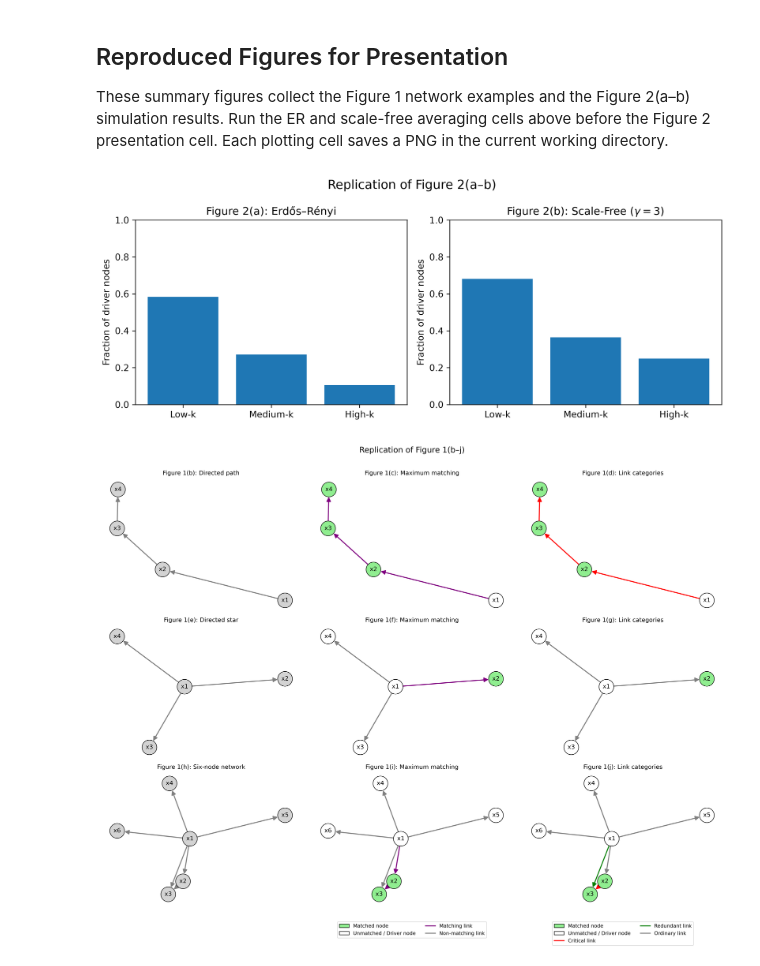
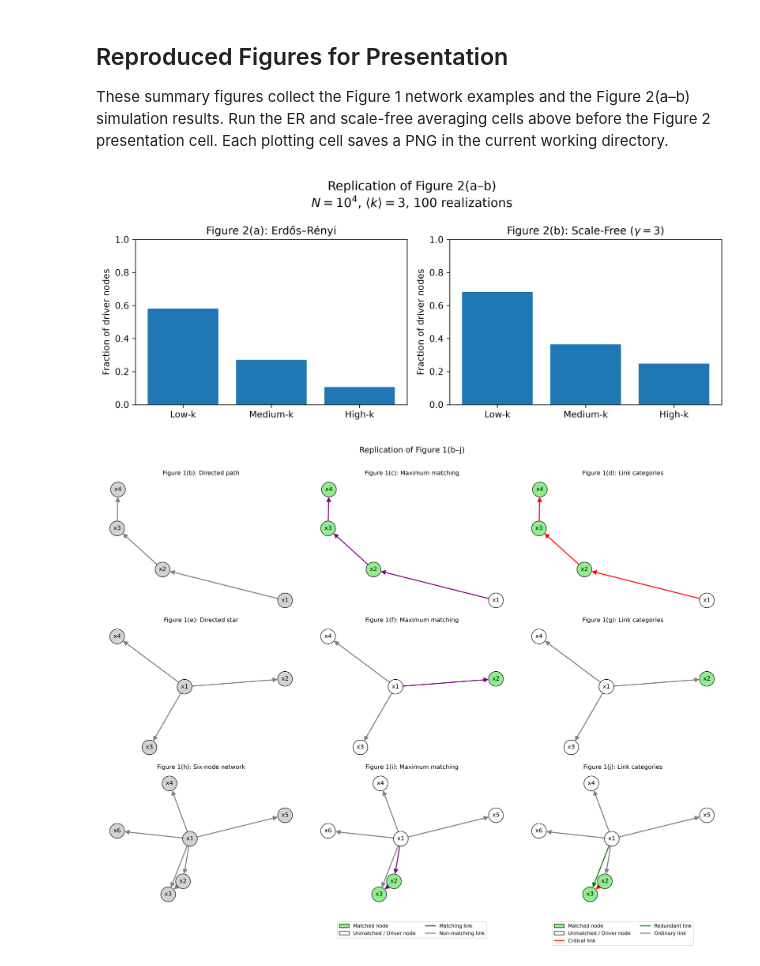
Before and after one commit to ExploringCodes/Controllability-of-Complex-Networks-Replication, a Jupyter notebook: Experiments_on_paper.ipynb, the cells around one changed output. Drawn from its saved outputs; the diff is of its cells as text; code cells hidden in the pictures.

Commit message:
Update the plot title

```diff
--- a/Experiments_on_paper.ipynb
+++ b/Experiments_on_paper.ipynb
@@ -576,33 +576,33 @@ These summary figures collect the Figure 1 network examples and the Figure 2(a
 # %%
 fig, axes = plt.subplots(1, 2, figsize=(10, 4))
 
 labels = ["Low-k", "Medium-k", "High-k"]
 
 # Figure 2(a): Erdős-Rényi
 axes[0].bar(labels, er_average_fractions)
 axes[0].set_ylim(0, 1)
 axes[0].set_ylabel("Fraction of driver nodes")
 axes[0].set_title("Figure 2(a): Erdős–Rényi")
 
 # Figure 2(b): Scale-Free
 axes[1].bar(labels, sf_average_fractions)
 axes[1].set_ylim(0, 1)
 axes[1].set_ylabel("Fraction of driver nodes")
 axes[1].set_title(r"Figure 2(b): Scale-Free ($\gamma=3$)")
 
-fig.suptitle("Replication of Figure 2(a–b)", fontsize=14)
+fig.suptitle("Replication of Figure 2(a\u2013b)\n" + r"$N=10^4$, $\langle k\rangle=3$, 100 realizations", fontsize=14)
 
 plt.tight_layout()
 
 plt.savefig(
     "Figure_2ab_Replication.png",
     dpi=300,
     bbox_inches="tight"
 )
 
 plt.show()
 # %% [output]
-[figure, old version]
+[figure, new version]
 # %%
 from matplotlib.patches import Patch
 from matplotlib.lines import Line2D
```
